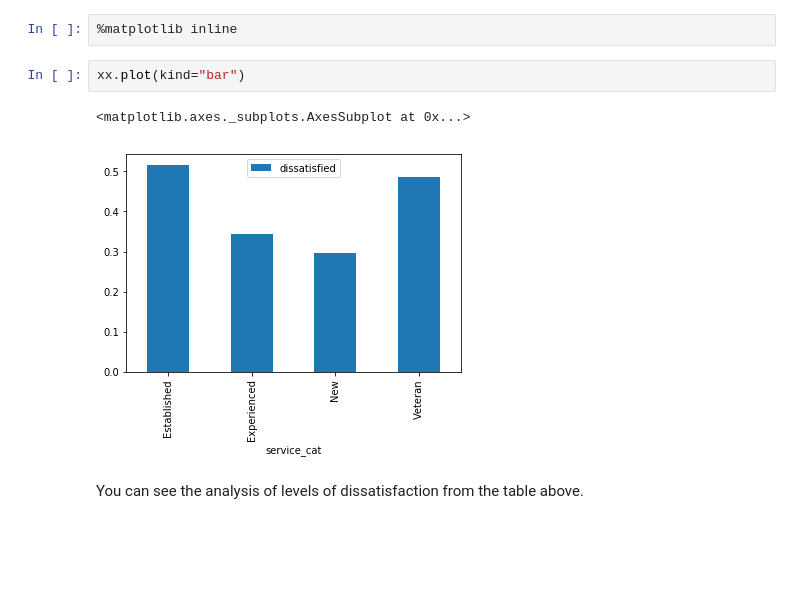
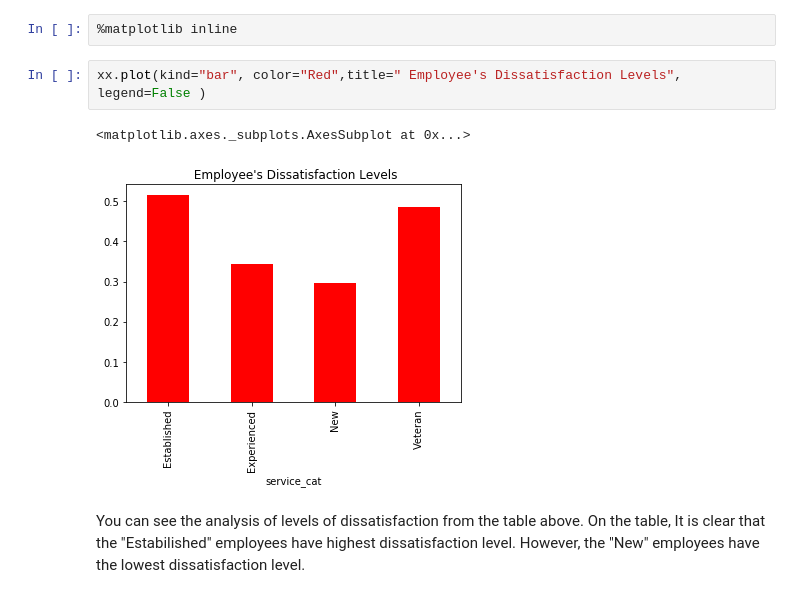
Before and after one commit to shylkymc/Employee-Exit-Survey, a Jupyter notebook: Employee Exit Survey.ipynb, the cells around one changed output. Drawn from its saved outputs; the diff is of its cells as text; blank space fills up the shorter version.

```diff
--- a/Employee Exit Survey.ipynb
+++ b/Employee Exit Survey.ipynb
@@ -479,9 +483,9 @@ xx=combined_updated.pivot_table(index="service_cat", values="dissatisfied")
 # %%
 %matplotlib inline
 # %%
-xx.plot(kind="bar")
+xx.plot(kind="bar", color="Red",title=" Employee's Dissatisfaction Levels", legend=False )
 # %% [output]
 <matplotlib.axes._subplots.AxesSubplot at 0x...>
-[figure, old version]
+[figure, new version]
 # %% [markdown]
-You can see the analysis of levels of dissatisfaction from the table above.
+You can see the analysis of levels of dissatisfaction from the table above. On the table, It is clear that the "Estabilished" employees have highest dissatisfaction level. However, the "New" employees have the lowest dissatisfaction level.
```
Also changed, not shown: parts of 9 cells of this notebook.
